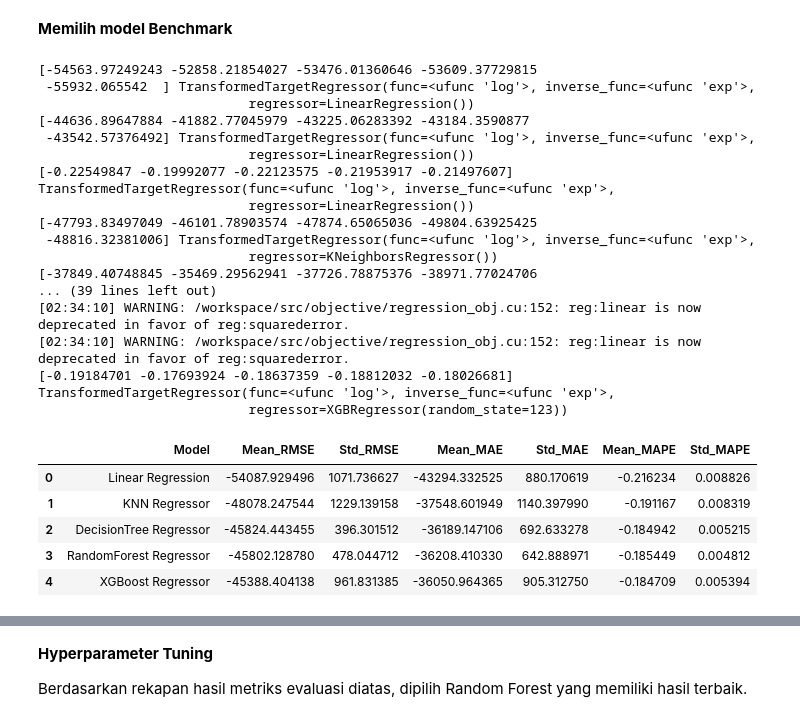
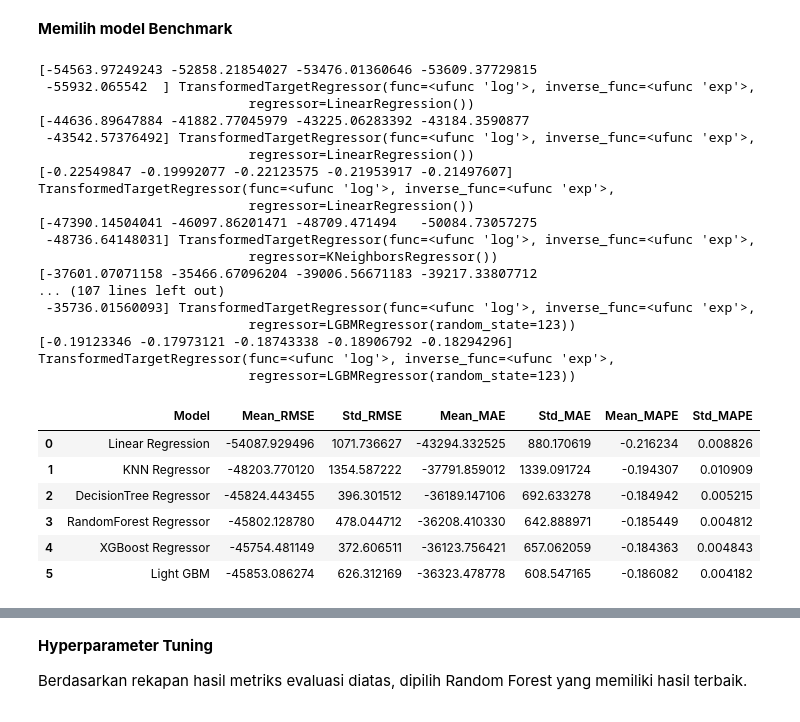
Before and after one commit to mtakakobi/Daegu_Apartment, a Jupyter notebook: Capstone_Module_3.ipynb, the cells around one changed output, grey strips where cells are left out. Cells and saved outputs as stored; diff of their text form; code cells hidden in the pictures.

```diff
--- a/Capstone_Module_3.ipynb
+++ b/Capstone_Module_3.ipynb
@@ -77,7 +77,7 @@ import seaborn as sns
 import warnings
 warnings.filterwarnings('ignore')
 # %%
-df = pd.read_csv('/content/drive/MyDrive/Copy of data_daegu_apartment.csv')
+df = pd.read_csv('daegu_apart_data.csv')
 # %%
 df.head(
     10
@@ -364,6 +365,7 @@ knn = KNeighborsRegressor()
 dt = DecisionTreeRegressor(random_state=123)
 rf = RandomForestRegressor(random_state=123)
 xgb = XGBRegressor(random_state=123)
+lgbm = lgb.LGBMRegressor(random_state=123)
 
 # Pemodelan dilakukan dalam skala logaritmik, namun kemudian di-inverse kembali untuk interpretasi
 log_lr = TransformedTargetRegressor(lr, func=np.log, inverse_func=np.exp)
@@ -371,12 +373,13 @@ log_knn = TransformedTargetRegressor(knn, func=np.log, inverse_func=np.exp)
 log_dt = TransformedTargetRegressor(dt, func=np.log, inverse_func=np.exp)
 log_rf = TransformedTargetRegressor(rf, func=np.log, inverse_func=np.exp)
 log_xgb = TransformedTargetRegressor(xgb, func=np.log, inverse_func=np.exp)
+log_lgbm = TransformedTargetRegressor(lgbm, func=np.log, inverse_func=np.exp)
 
 # Scaling data
 scaler = StandardScaler()
 
 # Kandidat algoritma
-models = [log_lr, log_knn, log_dt, log_rf, log_xgb]
+models = [log_lr, log_knn, log_dt, log_rf, log_xgb,log_lgbm]
 
 score_rmse = []
 nilai_mean_rmse = []
@@ -457,33 +460,34 @@ for i in models:
                            regressor=LinearRegression())
 [-0.22549847 -0.19992077 -0.22123575 -0.21953917 -0.21497607] TransformedTargetRegressor(func=<ufunc 'log'>, inverse_func=<ufunc 'exp'>,
                            regressor=LinearRegression())
-[-47793.83497049 -46101.78903574 -47874.65065036 -49804.63925425
- -48816.32381006] TransformedTargetRegressor(func=<ufunc 'log'>, inverse_func=<ufunc 'exp'>,
+[-47390.14504041 -46097.86201471 -48709.471494   -50084.73057275
+ -48736.64148031] TransformedTargetRegressor(func=<ufunc 'log'>, inverse_func=<ufunc 'exp'>,
                            regressor=KNeighborsRegressor())
-[-37849.40748845 -35469.29562941 -37726.78875376 -38971.77024706
-... (39 lines left out)
-[02:34:10] WARNING: /workspace/src/objective/regression_obj.cu:152: reg:linear is now deprecated in favor of reg:squarederror.
-[02:34:10] WARNING: /workspace/src/objective/regression_obj.cu:152: reg:linear is now deprecated in favor of reg:squarederror.
-[-0.19184701 -0.17693924 -0.18637359 -0.18812032 -0.18026681] TransformedTargetRegressor(func=<ufunc 'log'>, inverse_func=<ufunc 'exp'>,
-                           regressor=XGBRegressor(random_state=123))
+[-37601.07071158 -35466.67096204 -39006.56671183 -39217.33807712
+... (107 lines left out)
+ -35736.01560093] TransformedTargetRegressor(func=<ufunc 'log'>, inverse_func=<ufunc 'exp'>,
+                           regressor=LGBMRegressor(random_state=123))
+[-0.19123346 -0.17973121 -0.18743338 -0.18906792 -0.18294296] TransformedTargetRegressor(func=<ufunc 'log'>, inverse_func=<ufunc 'exp'>,
+                           regressor=LGBMRegressor(random_state=123))
 # %%
 # Evaluasi hasil dari 5 kandidat algoritma yang digunakan
 pd.DataFrame({
-    'Model': ['Linear Regression', 'KNN Regressor', 'DecisionTree Regressor', 'RandomForest Regressor', 'XGBoost Regressor'],
+    'Model': ['Linear Regression', 'KNN Regressor', 'DecisionTree Regressor', 'RandomForest Regressor', 'XGBoost Regressor','Light GBM'],
     'Mean_RMSE': nilai_mean_rmse,
     'Std_RMSE': nilai_std_rmse,
     'Mean_MAE': nilai_mean_mae,
     'Std_MAE': nilai_std_mae,
     'Mean_MAPE': nilai_mean_mape,
     'Std_MAPE': nilai_std_mape
 })
 # %% [output]
 |  | Model | Mean_RMSE | Std_RMSE | Mean_MAE | Std_MAE | Mean_MAPE | Std_MAPE |
 | 0 | Linear Regression | -54087.929496 | 1071.736627 | -43294.332525 | 880.170619 | -0.216234 | 0.008826 |
-| 1 | KNN Regressor | -48078.247544 | 1229.139158 | -37548.601949 | 1140.397990 | -0.191167 | 0.008319 |
+| 1 | KNN Regressor | -48203.770120 | 1354.587222 | -37791.859012 | 1339.091724 | -0.194307 | 0.010909 |
 | 2 | DecisionTree Regressor | -45824.443455 | 396.301512 | -36189.147106 | 692.633278 | -0.184942 | 0.005215 |
 | 3 | RandomForest Regressor | -45802.128780 | 478.044712 | -36208.410330 | 642.888971 | -0.185449 | 0.004812 |
-| 4 | XGBoost Regressor | -45388.404138 | 961.831385 | -36050.964365 | 905.312750 | -0.184709 | 0.005394 |
+| 4 | XGBoost Regressor | -45754.481149 | 372.606511 | -36123.756421 | 657.062059 | -0.184363 | 0.004843 |
+| 5 | Light GBM | -45853.086274 | 626.312169 | -36323.478778 | 608.547165 | -0.186082 | 0.004182 |
 # %%
 # Benchmark 3 model terbaik
 models = {
```
Also changed, not shown: parts of 7 cells of this notebook, 1 other file.
